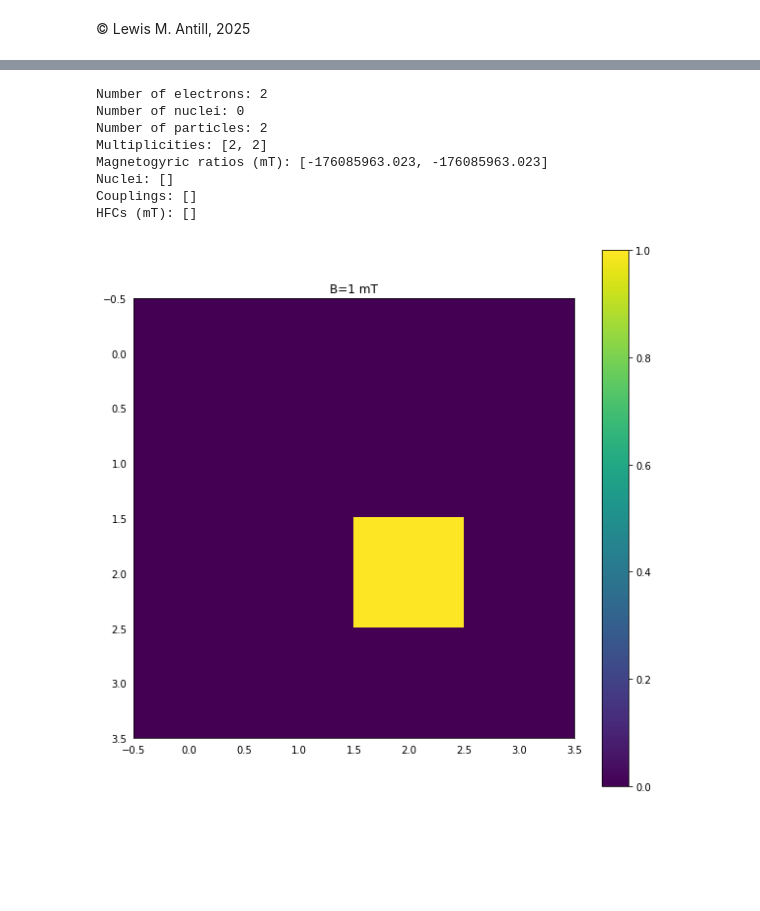
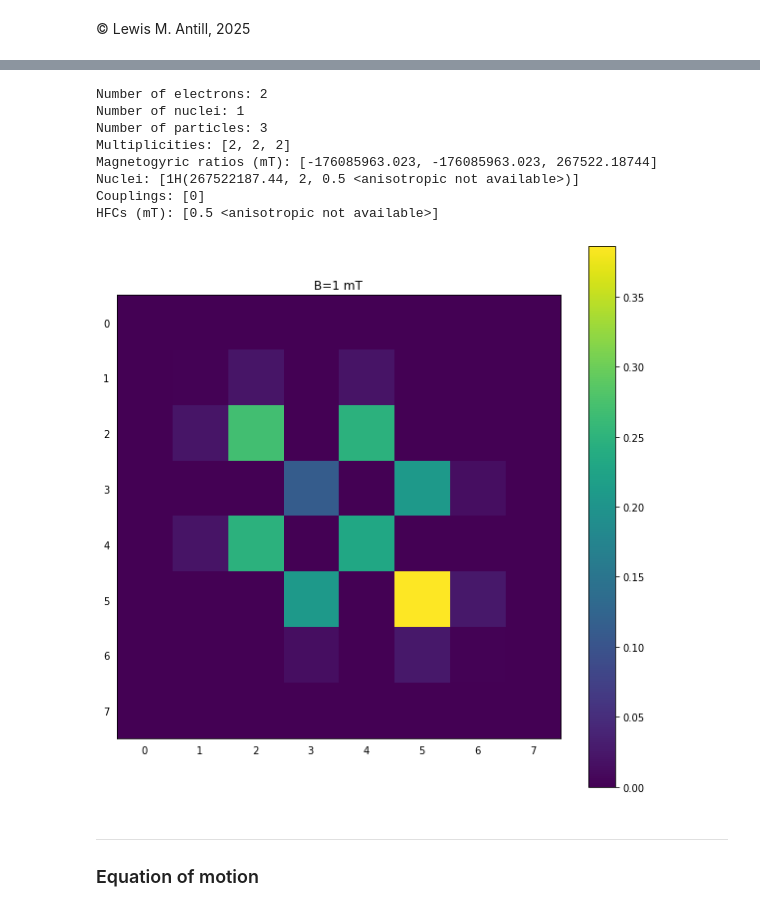
Before and after one commit to Spin-Chemistry-Labs/radicalpy, a Jupyter notebook: examples/tutorials/04_density_matrices_and_time_evolution.ipynb, the cells around one changed output, grey strips where cells are left out. Saved outputs shown, nothing was run; the diff lists cells and outputs as text; code cells hidden in the pictures; blank space fills up the shorter version.

```diff
--- a/examples/tutorials/04_density_matrices_and_time_evolution.ipynb
+++ b/examples/tutorials/04_density_matrices_and_time_evolution.ipynb
@@ -22,18 +51,18 @@ from radicalpy.utils import Bhalf_fit
 # %%
 # construct the radical pair
-radical_1 = Molecule.fromisotopes(name="radical 1", isotopes=["1H", "15N"], hfcs=[])
-radical_2 = Molecule.fromisotopes(name="radical 2", isotopes=["13C"], hfcs=[])
+radical_1 = Molecule.fromisotopes(name="radical 1", isotopes=["1H"], hfcs=[0.5])
+radical_2 = Molecule.fromisotopes(name="radical 2", isotopes=[], hfcs=[])
 sim = HilbertSimulation([radical_1, radical_2])
 print (sim)
 # %% [output]
 Number of electrons: 2
-Number of nuclei: 0
-Number of particles: 2
-Multiplicities: [2, 2]
-Magnetogyric ratios (mT): [-176085963.023, -176085963.023]
-Nuclei: []
-Couplings: []
-HFCs (mT): []
+Number of nuclei: 1
+Number of particles: 3
+Multiplicities: [2, 2, 2]
+Magnetogyric ratios (mT): [-176085963.023, -176085963.023, 267522.18744]
+Nuclei: [1H(267522187.44, 2, 0.5 <anisotropic not available>)]
+Couplings: [0]
+HFCs (mT): [0.5 <anisotropic not available>]
 # %%
 Bs = np.arange(0, 30, 1)
 # J = np.sum((sim.projection_operator(state=State.SINGLET) - sim.projection_operator(state=State.TRIPLET)))
@@ -48,13 +77,18 @@ phi = None
 rhos = magnetic_field_loop(sim=sim, init_state=init_state, time=time, H_base=H, B=Bs, B_axis="z", theta=theta, phi=phi)
 # %%
 Bi = 1
-ti = 10
+ti = 3
 B = Bs[Bi]
 fig = plt.figure()
 plt.imshow(np.abs(rhos[Bi, ti]))
 plt.title(f"B={B} mT")
 plt.tick_params(bottom=False, left=False)
 plt.colorbar()
+ax = plt.gca()
 fig.set_size_inches([10, 10])
 # %% [output]
-[figure, old version]
+[figure, new version]
+# %% [markdown]
+---
+
+### Equation of motion
```
Also changed, not shown: parts of 23 cells of this notebook, 3 other files.
